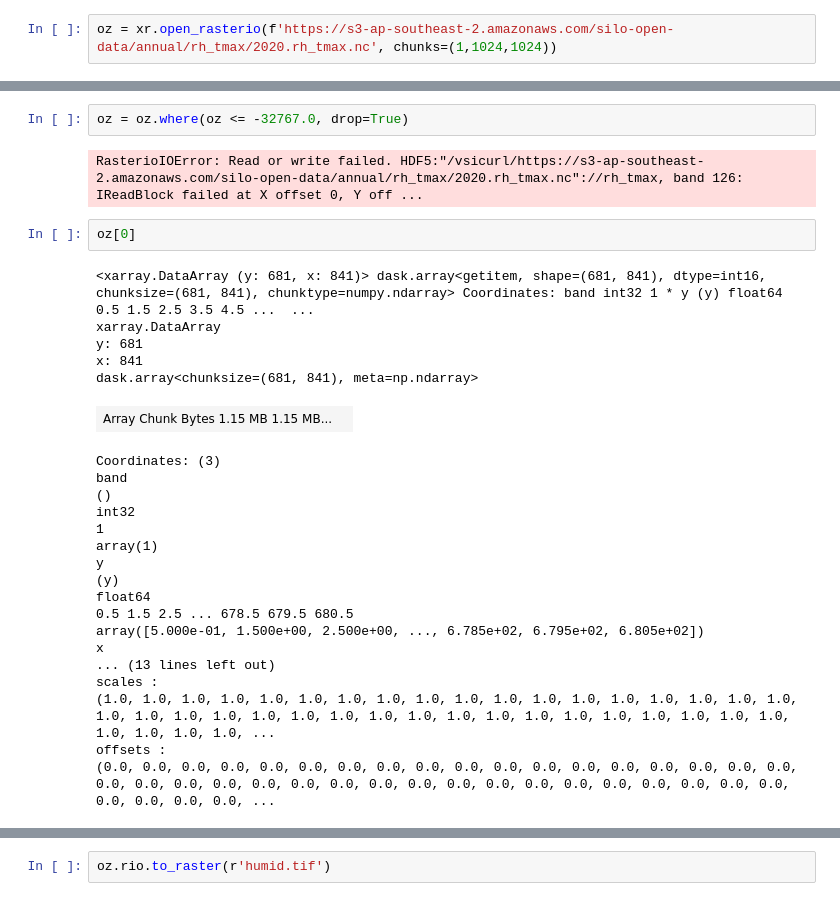
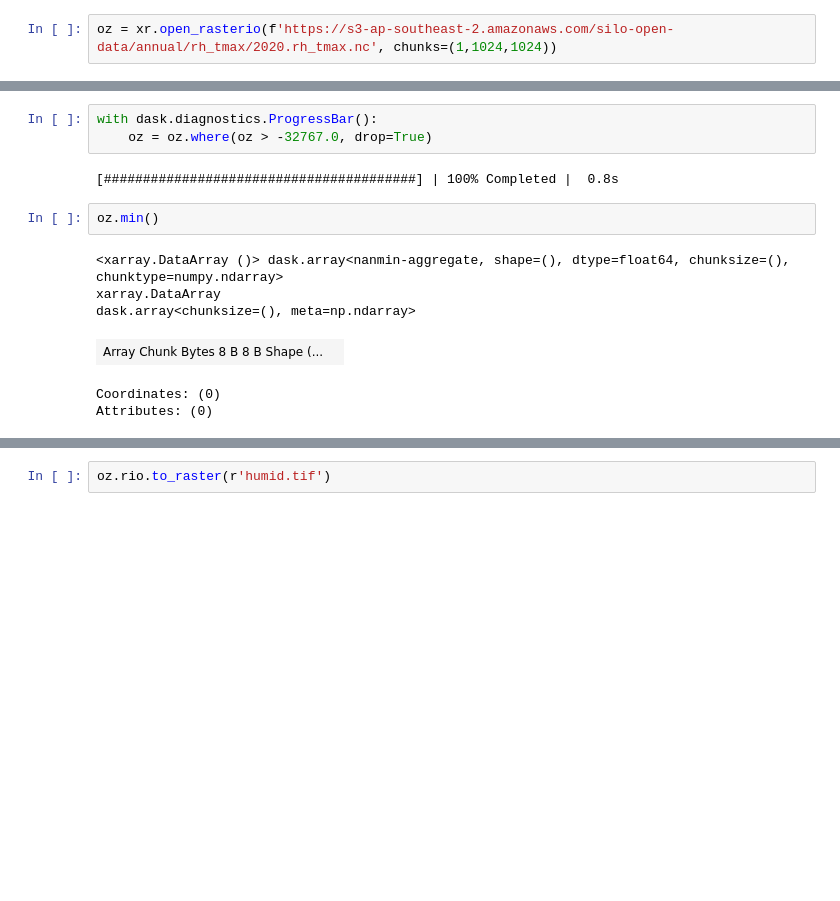
Before and after one commit to RichardScottOZ/Adelaide-Temperatue, a Jupyter notebook: Humidity-grids.ipynb, the cells around one changed output, grey strips where cells are left out. Cells and saved outputs as stored; diff of their text form; blank space fills up the shorter version.

```diff
--- a/Humidity-grids.ipynb
+++ b/Humidity-grids.ipynb
@@ -74,33 +79,17 @@ offsets :
 # %%
-oz = oz.where(oz <= -32767.0, drop=True)
+with dask.diagnostics.ProgressBar():
+    oz = oz.where(oz > -32767.0, drop=True)
 # %% [output]
-RasterioIOError: Read or write failed. HDF5:"/vsicurl/https://s3-ap-southeast-2.amazonaws.com/silo-open-data/annual/rh_tmax/2020.rh_tmax.nc"://rh_tmax, band 126: IReadBlock failed at X offset 0, Y off ...
+[########################################] | 100% Completed |  0.8s
 # %%
-oz[0]
+oz.min()
 # %% [output]
-<xarray.DataArray (y: 681, x: 841)> dask.array<getitem, shape=(681, 841), dtype=int16, chunksize=(681, 841), chunktype=numpy.ndarray> Coordinates: band int32 1 * y (y) float64 0.5 1.5 2.5 3.5 4.5 ...  ...
+<xarray.DataArray ()> dask.array<nanmin-aggregate, shape=(), dtype=float64, chunksize=(), chunktype=numpy.ndarray>
 xarray.DataArray
-y: 681
-x: 841
-dask.array<chunksize=(681, 841), meta=np.ndarray>
+dask.array<chunksize=(), meta=np.ndarray>
-| Array Chunk Bytes 1.15 MB 1.15 MB... |  |
+| Array Chunk Bytes 8 B 8 B Shape (... |  |
-Coordinates: (3)
-band
-()
-int32
-1
-array(1)
-y
-(y)
-float64
-0.5 1.5 2.5 ... 678.5 679.5 680.5
-array([5.000e-01, 1.500e+00, 2.500e+00, ..., 6.785e+02, 6.795e+02, 6.805e+02])
-x
-... (13 lines left out)
-scales :
-(1.0, 1.0, 1.0, 1.0, 1.0, 1.0, 1.0, 1.0, 1.0, 1.0, 1.0, 1.0, 1.0, 1.0, 1.0, 1.0, 1.0, 1.0, 1.0, 1.0, 1.0, 1.0, 1.0, 1.0, 1.0, 1.0, 1.0, 1.0, 1.0, 1.0, 1.0, 1.0, 1.0, 1.0, 1.0, 1.0, 1.0, 1.0, 1.0, 1.0, ...
-offsets :
-(0.0, 0.0, 0.0, 0.0, 0.0, 0.0, 0.0, 0.0, 0.0, 0.0, 0.0, 0.0, 0.0, 0.0, 0.0, 0.0, 0.0, 0.0, 0.0, 0.0, 0.0, 0.0, 0.0, 0.0, 0.0, 0.0, 0.0, 0.0, 0.0, 0.0, 0.0, 0.0, 0.0, 0.0, 0.0, 0.0, 0.0, 0.0, 0.0, 0.0, ...
+Coordinates: (0)
+Attributes: (0)
 # %%
 oz[74].mean().compute()
 # %% [output]
```
Also changed, not shown: parts of 11 cells of this notebook.
